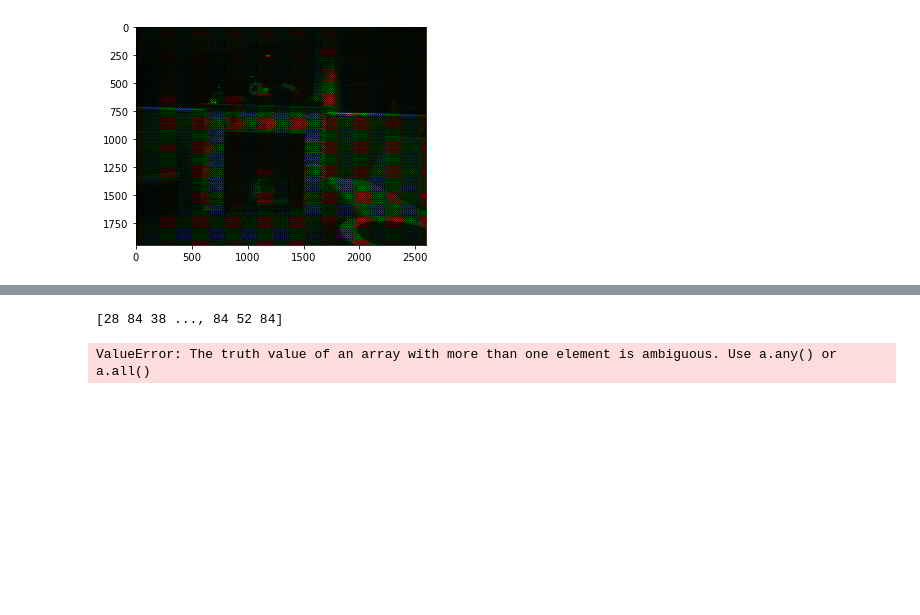
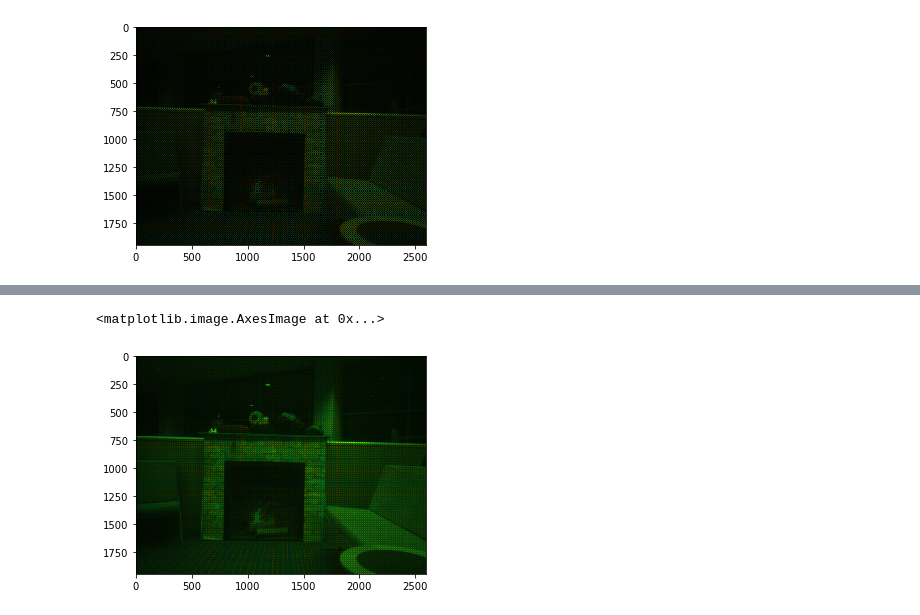
Before and after one commit to newsch/wonky-bobbin, a Jupyter notebook: DebayeringTests.ipynb, the cells around one changed output, grey strips where cells are left out. Drawn from its saved outputs; the diff is of its cells as text; code cells hidden in the pictures; blank space fills up the shorter version.

```diff
--- a/DebayeringTests.ipynb
+++ b/DebayeringTests.ipynb
@@ -23,9 +23,9 @@ plt.imshow(Im/255)
 # %%
 # trying out a method where you interpolate along a direction based on which seems most constant
 (m,n) = testIm[:,:,0].shape
-R = testIm[:,:,0]
-G = testIm[:,:,1]
-B = testIm[:,:,2]
+R = testIm[:,:,0].astype(np.int32)
+G = testIm[:,:,1].astype(np.int32)
+B = testIm[:,:,2].astype(np.int32)
 G[0:3,0:3]
 # %% [output]
 array([[14,  0, 15],
@@ -33,0 +34,4 @@ array([[14,  0, 15],
+# %%
+G_n = copy.deepcopy(G)
+R_n = R.copy()
+B_n = B.copy()
@@ -61,26 +63,8 @@ if G[i,j] == 0:
-# %%
-G_n = np.zeros((m,n))
-for i in range(3,m-3):
-    for j in range(3,n-3):
-        if G[i,j] == 0:
-            if B[i,j] == 0: # if this isn't a blue or green pixel, its a red one
-                M = R
-            elif R[i,j] == 0:
-                M = B
-            north = sum(2*abs(M[i,j] -M[i-2:j]) + abs(G[i-1,j] - G[i+1,j]))
-            east = 2*abs(M[i,j] -M[i:j+2]) + abs(G[i,j+1] - G[i,j-1])
-            south = 2*abs(M[i,j] -M[i+2:j]) + abs(G[i-1,j] - G[i+1,j])
-            west = 2*abs(M[i,j] -M[i:j-2]) + abs(G[i,j+1] - G[i,j-1])
-            print(north)
-
-            if abs(north) == min([north, east, south, west]):
-                G_n[i,j] = (3*G[i-1,j] + G[i+1,j])/4
-            elif abs(east) == min([north, east, south, west]):
-                G_n[i,j] = (3*G[i,j+1] + G[i,j-1])/4
-            elif south == min([north, east, south, west]):
-                G_n[i,j] = (3*G[i+1,j] + G[i-1,j])/4
-            elif west ==  min([north, east, south, west]):
-                G_n[i,j] = (3*G[i,j-1] + G[i,j+1])/4
-# %% [output]
-[28 84 38 ..., 84 52 84]
-ValueError: The truth value of an array with more than one element is ambiguous. Use a.any() or a.all()
+# %%
+temp = testIm.copy()
+temp[:,:,1] = G_n[:,:]
+
+plt.imshow(temp/255)
+# %% [output]
+<matplotlib.image.AxesImage at 0x...>
+[figure, added]
```
Also changed, not shown: parts of 9 cells of this notebook.
